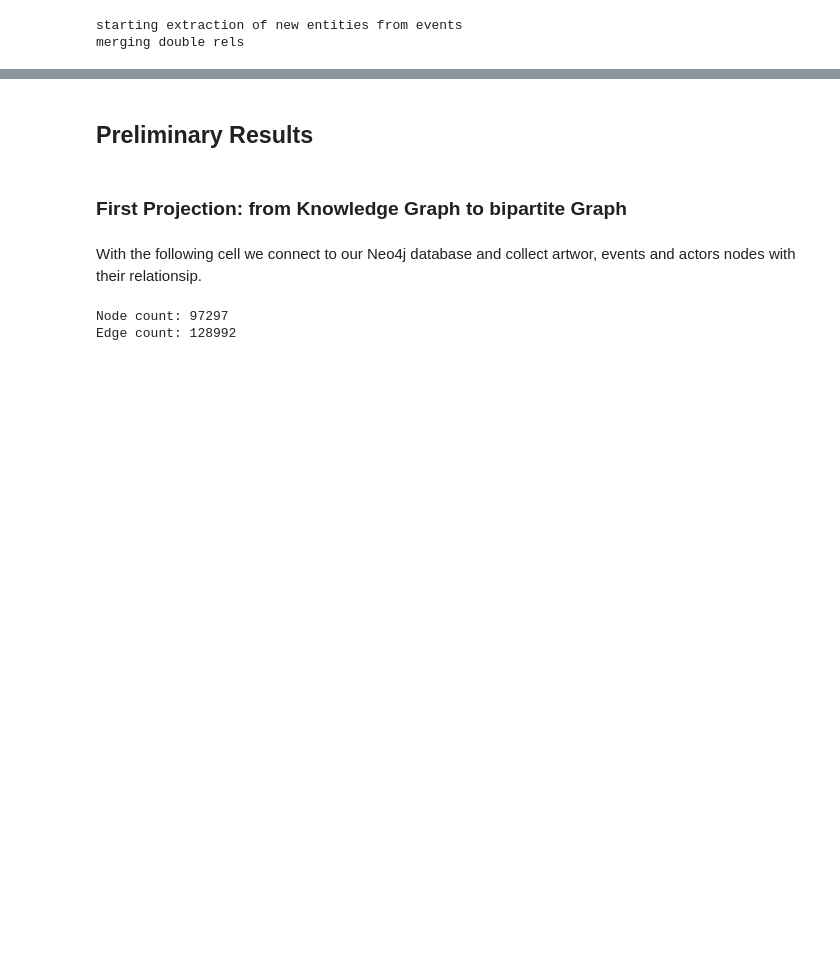
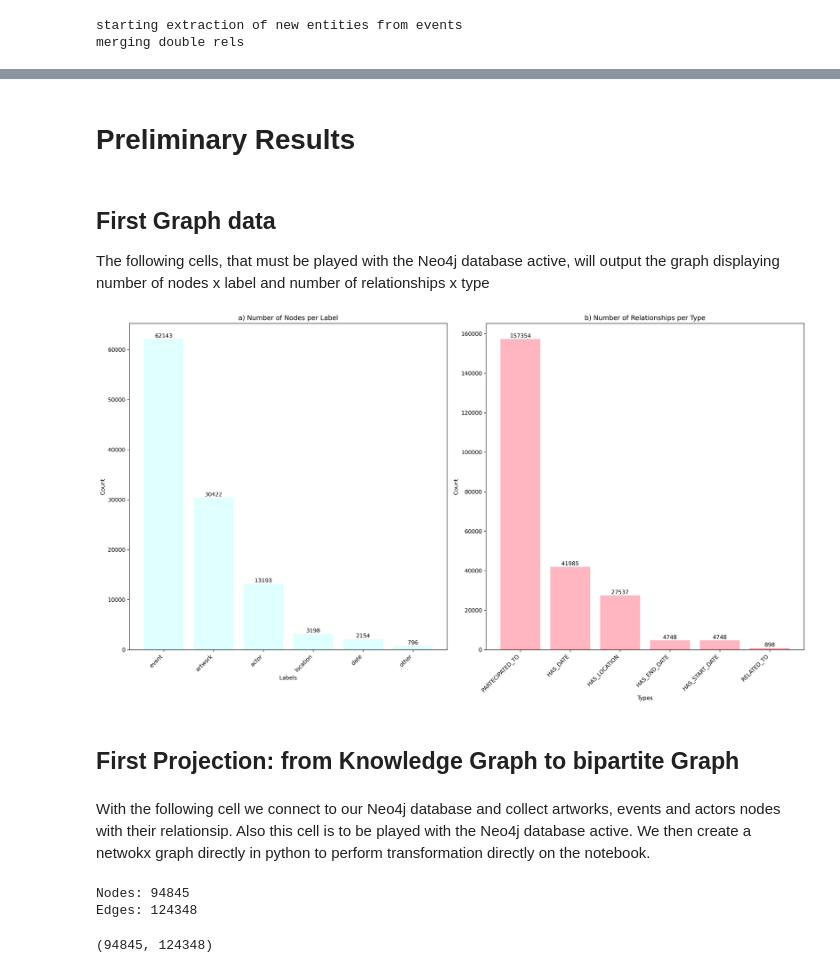
Before and after one commit to riccardogvn/AIKoGAM, a Jupyter notebook: AIKoGAM_notebook.ipynb, the cells around one changed output, grey strips where cells are left out. Saved outputs shown, nothing was run; the diff lists cells and outputs as text; code cells hidden in the pictures; blank space fills up the shorter version.

```diff
--- a/AIKoGAM_notebook.ipynb
+++ b/AIKoGAM_notebook.ipynb
@@ -554,2 +205,2 @@ The Knwoledge Graph creation took 1:54:43 hours
 # %% [markdown]
-<h2>Preliminary Results</h2>
+<h1>Preliminary Results</h1>
@@ -576,5 +207,54 @@ from tqdm.notebook import tqdm
+# %% [markdown]
+<h2>First Graph data</h2>
+The following cells, that must be played with the Neo4j database active, will output the graph displaying number of nodes x label and number of relationships x type
+# %%
+cleanNeo()
+# Execute a query to get the number of nodes for each label
+node_labels_query = "MATCH (n) RETURN labels(n) as labels, count(n) as count"
+node_labels_result = run_cypher_query(node_labels_query,calctime=True)
+
+# Execute a query to get the number of relationships for each type
+relationship_types_query = "MATCH ()-[r]->() RETURN type(r) as type, count(r) as count"
+relationship_types_result = run_cypher_query(relationship_types_query,calctime=True)
+
+# Plot number of nodes for each label
+node_labels_data = {}
+for result in node_labels_result:
+    labels = result.value('labels')
+    count = result.value('count')
+    for label in labels:
+        if label in node_labels_data:
+            node_labels_data[label] += count
+        else:
+            node_labels_data[label] = count
+
+# Plot number of relationships for each type
+relationship_types_data = {}
+for result in relationship_types_result:
+    relationship_type = result.value('type')
+    count = result.value('count')
+    relationship_types_data[relationship_type] = count
+
+os.makedirs(PLOT_FOLDER, exist_ok=True)
+file_name = 'combined_bar_charts.png' #change here the file name if needed
+
+plt.figure(figsize=(18, 10), dpi=300)
+
+plt.subplot(1, 2, 1)
+plot_bar_chart(node_labels_data, 'a) Number of Nodes per Label', 'Labels', 'Count', color='lightcyan', label_rotation=True)
+
+plt.subplot(1, 2, 2)
+plot_bar_chart(relationship_types_data, 'b) Number of Relationships per Type', 'Types', 'Count', color='lightpink', label_rotation=True)
+
+plt.subplots_adjust(right=0.85)  # Increase the margin on the right side
+plt.tight_layout()
+plt.savefig(f'{PLOT_FOLDER}{file_name}', dpi=300) #change dpi accordingly
+plt.show()
+# %% [output]
+[figure, added]
 # %% [markdown]
-<h3>First Projection: from Knowledge Graph to bipartite Graph</h3>
+<h2>First Projection: from Knowledge Graph to bipartite Graph</h2>
 # %% [markdown]
-With the following cell we connect to our Neo4j database and collect artwor, events and actors nodes with their relationsip.
+With the following cell we connect to our Neo4j database and collect artworks, events and actors nodes with their relationsip. Also this cell is to be played with the Neo4j database active.
+We then create a netwokx graph directly in python to perform transformation directly on the notebook.
 # %%
@@ -621,9 +291,7 @@ pickle.dump(G, open('graphs/graph.pickle', 'wb'))
-# %%
-print("Node count:", G.number_of_nodes())
-print("Edge count:", G.number_of_edges())
-# %% [output]
-Node count: 97297
-Edge count: 128992
 # %%
 # load graph object from file
-G = pickle.load(open('graphs/graph.pickle', 'rb'))
+G = pickle.load(open(f'{GRAPH_FOLDER}{graph_pickle}', 'rb'))
+# %% [output]
+Nodes: 94845
+Edges: 124348
+(94845, 124348)
```
Also changed, not shown: parts of 77 cells of this notebook.
